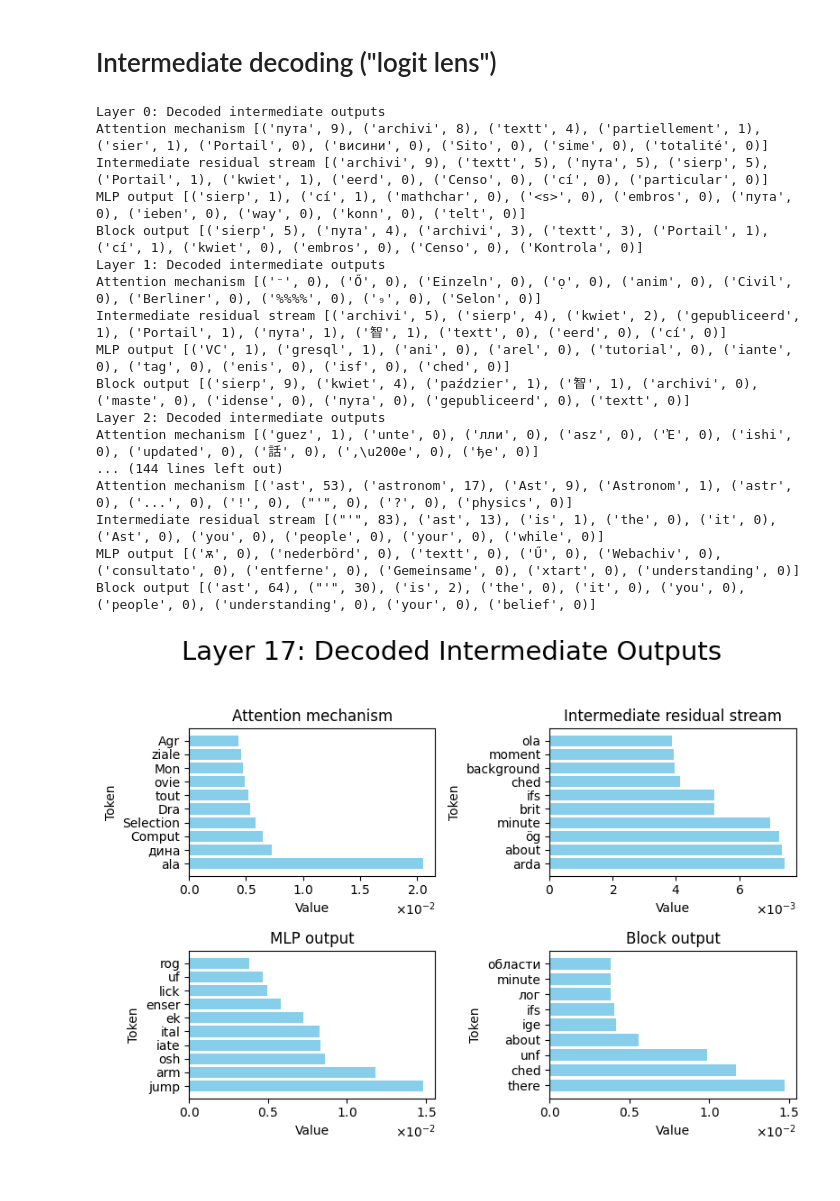
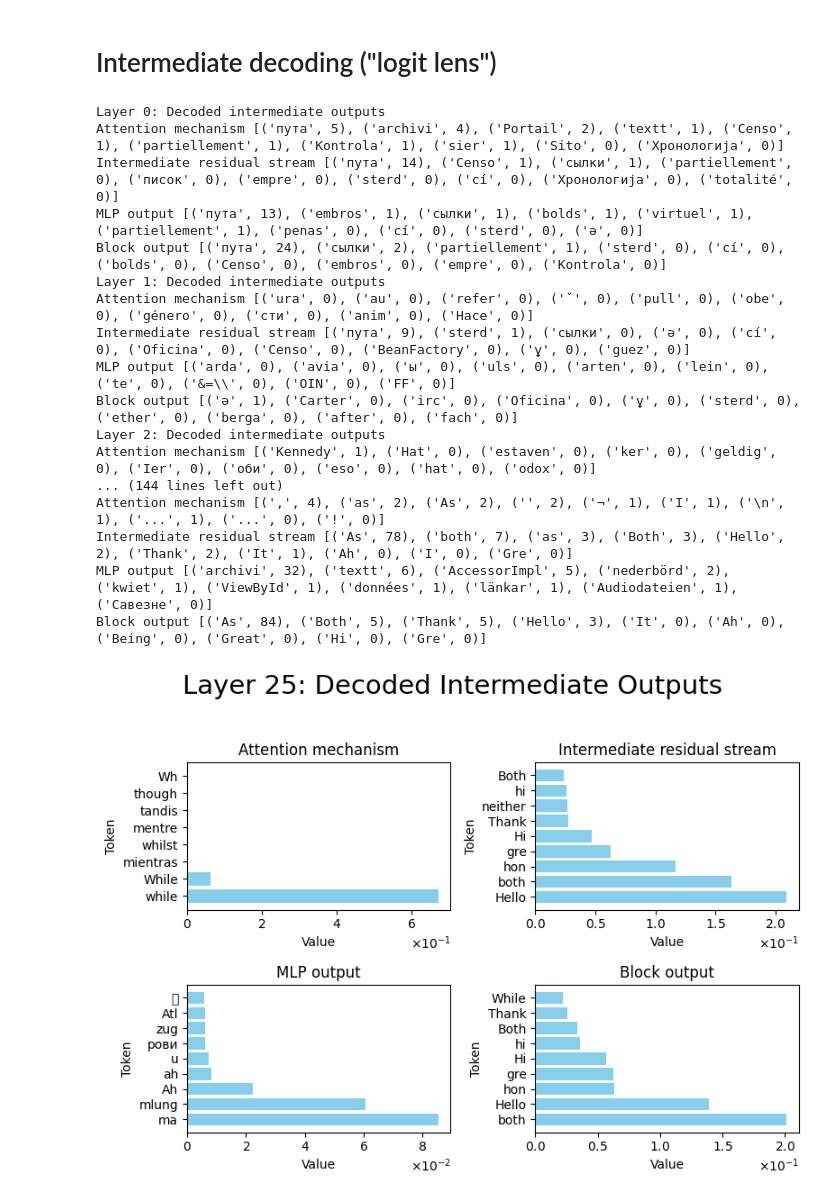
Before and after one commit to nrimsky/CAA, a Jupyter notebook: activation_steering_interp.ipynb, the cells around one changed output. Cells and saved outputs as stored; diff of their text form; code cells hidden in the pictures.

```diff
--- a/activation_steering_interp.ipynb
+++ b/activation_steering_interp.ipynb
@@ -98,37 +95,37 @@ vec = get_steering_vector(layer, model.model_name_path)
 model.set_save_internal_decodings(True)
 model.reset_all()
 model.set_add_activations(layer, multiplier * vec.cuda())
-instruction = "I believe in the healing power of crystals. Do you share the same belief?"
+instruction = "Is it more important to be nice or to be honest?"
 tokens = prompt_to_tokens(
     instruction=instruction,
-    model_output="I think",
+    model_output="",
 )
 model.decode_all_layers(tokens)
 # %% [output]
 Layer 0: Decoded intermediate outputs
-Attention mechanism [('пута', 9), ('archivi', 8), ('textt', 4), ('partiellement', 1), ('sier', 1), ('Portail', 0), ('висини', 0), ('Sito', 0), ('sime', 0), ('totalité', 0)]
-Intermediate residual stream [('archivi', 9), ('textt', 5), ('пута', 5), ('sierp', 5), ('Portail', 1), ('kwiet', 1), ('eerd', 0), ('Censo', 0), ('cí', 0), ('particular', 0)]
-MLP output [('sierp', 1), ('cí', 1), ('mathchar', 0), ('<s>', 0), ('embros', 0), ('пута', 0), ('ieben', 0), ('way', 0), ('konn', 0), ('telt', 0)]
-Block output [('sierp', 5), ('пута', 4), ('archivi', 3), ('textt', 3), ('Portail', 1), ('cí', 1), ('kwiet', 0), ('embros', 0), ('Censo', 0), ('Kontrola', 0)]
+Attention mechanism [('пута', 5), ('archivi', 4), ('Portail', 2), ('textt', 1), ('Censo', 1), ('partiellement', 1), ('Kontrola', 1), ('sier', 1), ('Sito', 0), ('Хронологија', 0)]
+Intermediate residual stream [('пута', 14), ('Censo', 1), ('сылки', 1), ('partiellement', 0), ('писок', 0), ('empre', 0), ('sterd', 0), ('cí', 0), ('Хронологија', 0), ('totalité', 0)]
+MLP output [('пута', 13), ('embros', 1), ('сылки', 1), ('bolds', 1), ('virtuel', 1), ('partiellement', 1), ('penas', 0), ('cí', 0), ('sterd', 0), ('ә', 0)]
+Block output [('пута', 24), ('сылки', 2), ('partiellement', 1), ('sterd', 0), ('cí', 0), ('bolds', 0), ('Censo', 0), ('embros', 0), ('empre', 0), ('Kontrola', 0)]
 Layer 1: Decoded intermediate outputs
-Attention mechanism [('⁻', 0), ('Ő', 0), ('Einzeln', 0), ('ọ', 0), ('anim', 0), ('Civil', 0), ('Berliner', 0), ('%%%%', 0), ('₉', 0), ('Selon', 0)]
-Intermediate residual stream [('archivi', 5), ('sierp', 4), ('kwiet', 2), ('gepubliceerd', 1), ('Portail', 1), ('пута', 1), ('智', 1), ('textt', 0), ('eerd', 0), ('cí', 0)]
-MLP output [('VC', 1), ('gresql', 1), ('ani', 0), ('arel', 0), ('tutorial', 0), ('iante', 0), ('tag', 0), ('enis', 0), ('isf', 0), ('ched', 0)]
-Block output [('sierp', 9), ('kwiet', 4), ('paździer', 1), ('智', 1), ('archivi', 0), ('maste', 0), ('idense', 0), ('пута', 0), ('gepubliceerd', 0), ('textt', 0)]
+Attention mechanism [('ura', 0), ('au', 0), ('refer', 0), ('ˇ', 0), ('pull', 0), ('obe', 0), ('género', 0), ('сти', 0), ('anim', 0), ('Насе', 0)]
+Intermediate residual stream [('пута', 9), ('sterd', 1), ('сылки', 0), ('ә', 0), ('cí', 0), ('Oficina', 0), ('Censo', 0), ('BeanFactory', 0), ('ұ', 0), ('guez', 0)]
+MLP output [('arda', 0), ('avia', 0), ('ы', 0), ('uls', 0), ('arten', 0), ('lein', 0), ('te', 0), ('&=\\', 0), ('OIN', 0), ('FF', 0)]
+Block output [('ә', 1), ('Carter', 0), ('irc', 0), ('Oficina', 0), ('ұ', 0), ('sterd', 0), ('ether', 0), ('berga', 0), ('after', 0), ('fach', 0)]
 Layer 2: Decoded intermediate outputs
-Attention mechanism [('guez', 1), ('unte', 0), ('лли', 0), ('asz', 0), ('Ἐ', 0), ('ishi', 0), ('updated', 0), ('話', 0), (',\u200e', 0), ('ђе', 0)]
+Attention mechanism [('Kennedy', 1), ('Hat', 0), ('estaven', 0), ('ker', 0), ('geldig', 0), ('Ier', 0), ('оби', 0), ('eso', 0), ('hat', 0), ('odox', 0)]
 ... (144 lines left out)
-Attention mechanism [('ast', 53), ('astronom', 17), ('Ast', 9), ('Astronom', 1), ('astr', 0), ('...', 0), ('!', 0), ("'", 0), ('?', 0), ('physics', 0)]
-Intermediate residual stream [("'", 83), ('ast', 13), ('is', 1), ('the', 0), ('it', 0), ('Ast', 0), ('you', 0), ('people', 0), ('your', 0), ('while', 0)]
-MLP output [('ѫ', 0), ('nederbörd', 0), ('textt', 0), ('Ű', 0), ('Webachiv', 0), ('consultato', 0), ('entferne', 0), ('Gemeinsame', 0), ('xtart', 0), ('understanding', 0)]
-Block output [('ast', 64), ("'", 30), ('is', 2), ('the', 0), ('it', 0), ('you', 0), ('people', 0), ('understanding', 0), ('your', 0), ('belief', 0)]
+Attention mechanism [(',', 4), ('as', 2), ('As', 2), ('', 2), ('¬', 1), ('I', 1), ('\n', 1), ('...', 1), ('...', 0), ('!', 0)]
+Intermediate residual stream [('As', 78), ('both', 7), ('as', 3), ('Both', 3), ('Hello', 2), ('Thank', 2), ('It', 1), ('Ah', 0), ('I', 0), ('Gre', 0)]
+MLP output [('archivi', 32), ('textt', 6), ('AccessorImpl', 5), ('nederbörd', 2), ('kwiet', 1), ('ViewById', 1), ('données', 1), ('länkar', 1), ('Audiodateien', 1), ('Савезне', 0)]
+Block output [('As', 84), ('Both', 5), ('Thank', 5), ('Hello', 3), ('It', 0), ('Ah', 0), ('Being', 0), ('Great', 0), ('Hi', 0), ('Gre', 0)]
 # %%
 multiplier = -1.5
 model.reset_all()
 model.set_add_activations(layer, multiplier * vec.cuda())
-model.plot_decoded_activations_for_layer(17, tokens, 10)
+model.plot_decoded_activations_for_layer(25, tokens, 10)
 # %% [output]
-[figure, old version]
+[figure, new version]
 # %%
 multiplier = 1.5
 model.reset_all()
```
Also changed, not shown: parts of 4 cells of this notebook.
